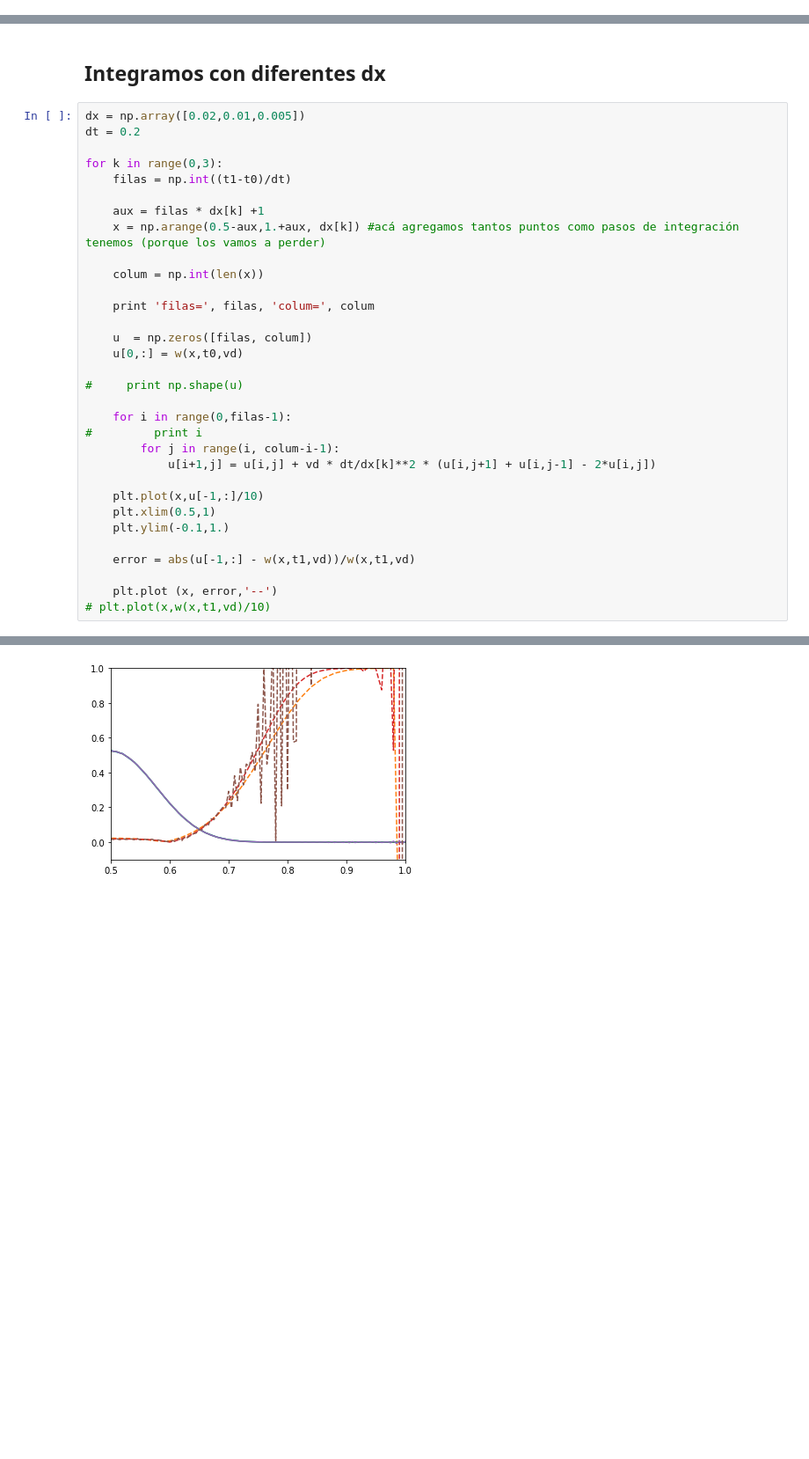
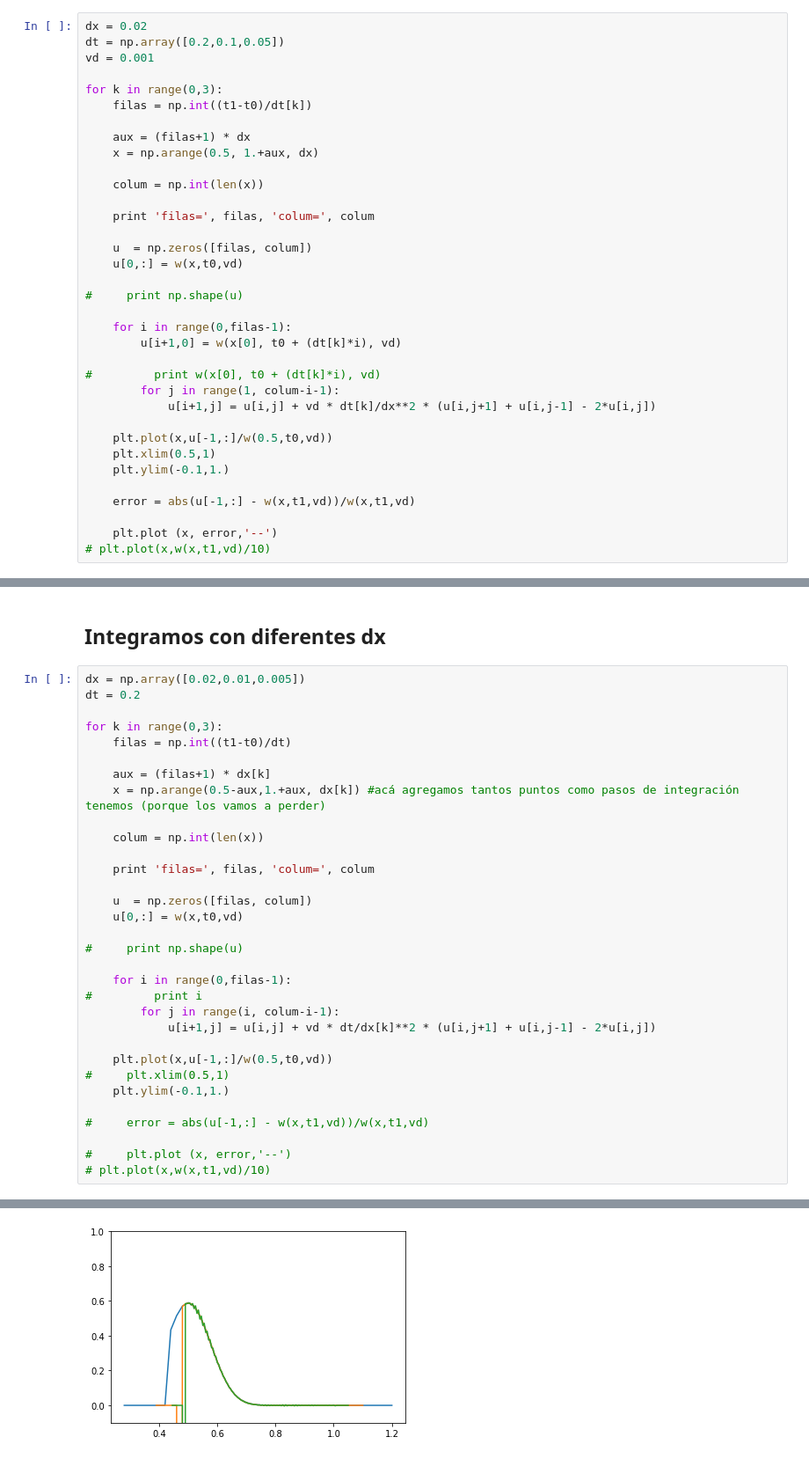
Before and after one commit to ornemarioni/mn2, a Jupyter notebook: Capitulo2.ipynb, the cells around one changed output, grey strips where cells are left out. Shown: that part at 88% size. Saved outputs shown, nothing was run; the diff lists cells and outputs as text; blank space fills up the shorter version.

Commit message:
no nos dan los plots del 2.3, empezamos 2.4

```diff
--- a/Capitulo2.ipynb
+++ b/Capitulo2.ipynb
@@ -185,0 +203,35 @@ filas= 40 colum= 205
+# %%
+dx = 0.02
+dt = np.array([0.2,0.1,0.05])
+vd = 0.001
+
+for k in range(0,3):
+    filas = np.int((t1-t0)/dt[k])
+
+    aux = (filas+1) * dx
+    x = np.arange(0.5, 1.+aux, dx)
+
+    colum = np.int(len(x))
+
+    print 'filas=', filas, 'colum=', colum
+
+    u  = np.zeros([filas, colum])
+    u[0,:] = w(x,t0,vd)
+
+#     print np.shape(u)
+
+    for i in range(0,filas-1):
+        u[i+1,0] = w(x[0], t0 + (dt[k]*i), vd)
+
+#         print w(x[0], t0 + (dt[k]*i), vd)
+        for j in range(1, colum-i-1):
+            u[i+1,j] = u[i,j] + vd * dt[k]/dx**2 * (u[i,j+1] + u[i,j-1] - 2*u[i,j])
+
+    plt.plot(x,u[-1,:]/w(0.5,t0,vd))
+    plt.xlim(0.5,1)
+    plt.ylim(-0.1,1.)
+
+    error = abs(u[-1,:] - w(x,t1,vd))/w(x,t1,vd)
+
+    plt.plot (x, error,'--')
+# plt.plot(x,w(x,t1,vd)/10)
@@ -192,7 +249,7 @@ dt = 0.2
 for k in range(0,3):
     filas = np.int((t1-t0)/dt)
 
-    aux = filas * dx[k] +1
+    aux = (filas+1) * dx[k]
     x = np.arange(0.5-aux,1.+aux, dx[k]) #acá agregamos tantos puntos como pasos de integración tenemos (porque los vamos a perder)
 
     colum = np.int(len(x))
@@ -209,12 +266,12 @@ for k in range(0,3):
         for j in range(i, colum-i-1):
             u[i+1,j] = u[i,j] + vd * dt/dx[k]**2 * (u[i,j+1] + u[i,j-1] - 2*u[i,j])
 
-    plt.plot(x,u[-1,:]/10)
-    plt.xlim(0.5,1)
+    plt.plot(x,u[-1,:]/w(0.5,t0,vd))
+#     plt.xlim(0.5,1)
     plt.ylim(-0.1,1.)
 
-    error = abs(u[-1,:] - w(x,t1,vd))/w(x,t1,vd)
+#     error = abs(u[-1,:] - w(x,t1,vd))/w(x,t1,vd)
 
-    plt.plot (x, error,'--')
+#     plt.plot (x, error,'--')
 # plt.plot(x,w(x,t1,vd)/10)
 # %% [output]
@@ -224 +281 @@ filas= 10 colum= 520
-[figure, old version]
+[figure, new version]
```
Also changed, not shown: parts of 9 cells of this notebook.
